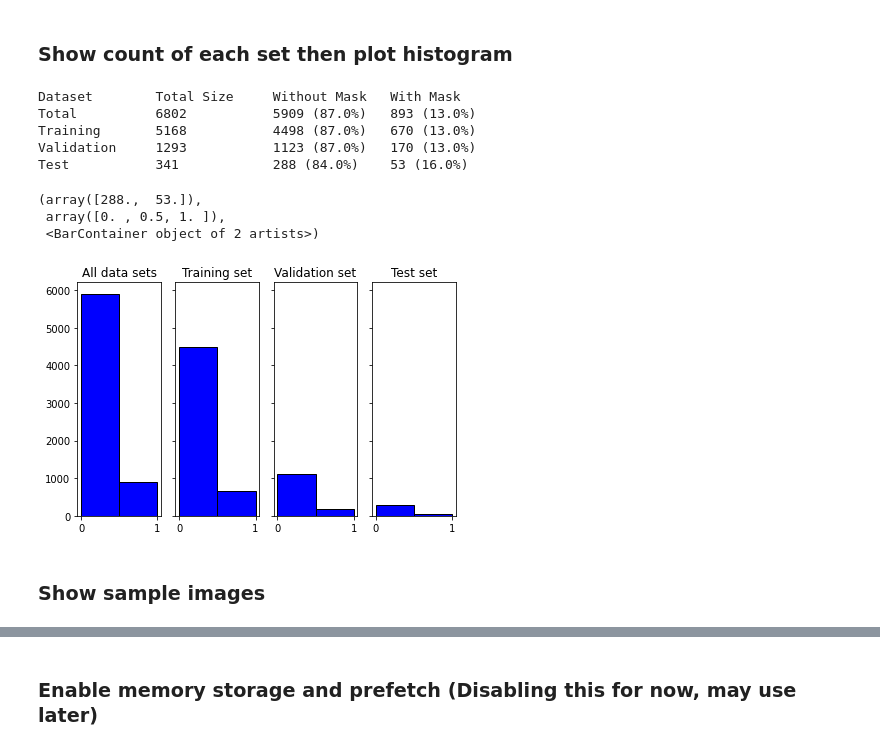
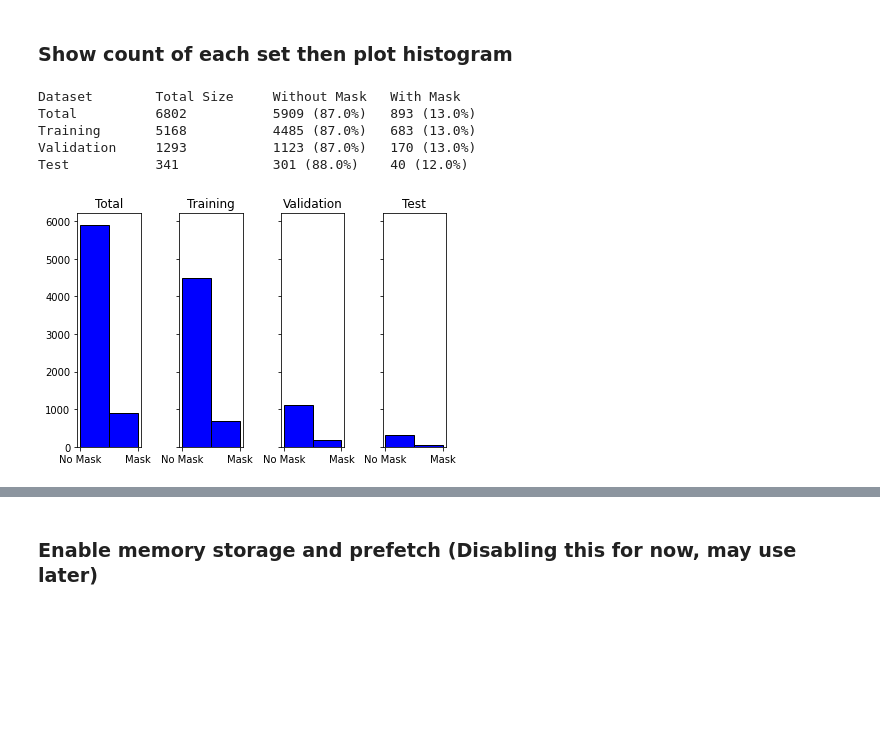
Before and after one commit to fdagher1/Face-Mask-Detection, a Jupyter notebook: FinalProject.ipynb, the cells around one changed output, grey strips where cells are left out. Drawn from its saved outputs; the diff is of its cells as text; code cells hidden in the pictures; blank space fills up the shorter version.

```diff
--- a/FinalProject.ipynb
+++ b/FinalProject.ipynb
@@ -26,19 +26,22 @@ INFO:tensorflow:Enabling control flow v2
 mask_data_dir = "./data/trainvalidate/WithMask/"
 nomask_data_dir = "./data/trainvalidate/WithoutMask/"
 img_height = img_width = desired_size = 100
+img_channels = 3
 initialdata = []
 labels = []
 shapes = []
 
 # Import images
 for filename in os.listdir(mask_data_dir):
-    img=cv2.imread(mask_data_dir+filename)
+    img=cv2.imread(mask_data_dir+filename, cv2.IMREAD_COLOR)
     initialdata.append(img)
     labels.append(1)
     shapes.append(img.shape)
 
 for filename in os.listdir(nomask_data_dir):
-    img=cv2.imread(nomask_data_dir+filename)
+    img=cv2.imread(nomask_data_dir+filename, cv2.IMREAD_COLOR)
     initialdata.append(img)
     labels.append(0)
     shapes.append(img.shape)
+
+print(f"The toal number of images is: {len(initialdata)}")
@@ -44,0 +52,8 @@ for filename in os.listdir(nomask_data_dir):
+# %%
+maskdict = ["No Mask", "Mask"]
+plt.figure(figsize=(10, 10))
+for i in range(10,19):
+    ax = plt.subplot(3, 3, i + 1 -10)
+    plt.imshow(initialdata[i].astype("uint8"))
+    plt.title(maskdict[labels[i]])
+    plt.axis("off")
@@ -78,43 +126,37 @@ test_label = np.asarray(test_label)
 # %% [markdown]
 ### Show count of each set then plot histogram
 # %%
-#Count data in each dataset
+# Show table for count in each dataset
 tableheader = ["Dataset", "Total Size", "Without Mask", "With Mask"]
 tabledata = list()
 format_row = "{:<15}" * (len(tableheader))
 print(format_row.format(*tableheader))
 
 labeldict = {"Total": labels, "Training": train_label, "Validation": valid_label, "Test": test_label}
 for key in labeldict:
     total = len(labeldict[key])
     count_no_mask = count_with_mask = 0
     for label in labeldict[key]:
         if label == 0: count_no_mask+=1
     count_with_mask = total-count_no_mask
     tabledata.append((str(key), str(total), str(count_no_mask) + " (" + str(round(count_no_mask/total, 2)*100) +"%)", str(count_with_mask) + " (" + str(round(count_with_mask/total, 2)*100) +"%)"))
 
 for row in tabledata:
     print(format_row.format(*row))
 
-#Plot histograms for each dataset
-fig, axs = plt.subplots(1, 4, sharey=True, tight_layout=True)
-axs[0].set_title('All data sets')
-axs[0].hist(labels, bins=2, color = 'blue', edgecolor = 'black')
-axs[1].set_title('Training set')
-axs[1].hist(train_label, bins=2, color = 'blue', edgecolor = 'black')
-axs[2].set_title('Validation set')
-axs[2].hist(valid_label, bins=2, color = 'blue', edgecolor = 'black')
-axs[3].set_title('Test set')
-axs[3].hist(test_label, bins=2, color = 'blue', edgecolor = 'black')
+# Plot the histogram
+fig, axs = plt.subplots(1, len(labeldict), sharey=True, tight_layout=True)
+graphnumber = 0
+for key in labeldict:
+    axs[graphnumber].set_title(str(key))
+    axs[graphnumber].hist(labeldict[key], bins=2, color = 'blue', edgecolor = 'black')
+    axs[graphnumber].set_xticks([0,1])
+    axs[graphnumber].set_xticklabels(maskdict)
+    graphnumber += 1
 # %% [output]
 Dataset        Total Size     Without Mask   With Mask
 Total          6802           5909 (87.0%)   893 (13.0%)
-Training       5168           4498 (87.0%)   670 (13.0%)
+Training       5168           4485 (87.0%)   683 (13.0%)
 Validation     1293           1123 (87.0%)   170 (13.0%)
-Test           341            288 (84.0%)    53 (16.0%)
+Test           341            301 (88.0%)    40 (12.0%)
-(array([288.,  53.]),
- array([0. , 0.5, 1. ]),
- <BarContainer object of 2 artists>)
-[figure, old version]
+[figure, new version]
-# %% [markdown]
-### Show sample images
```
Also changed, not shown: parts of 24 cells of this notebook.
